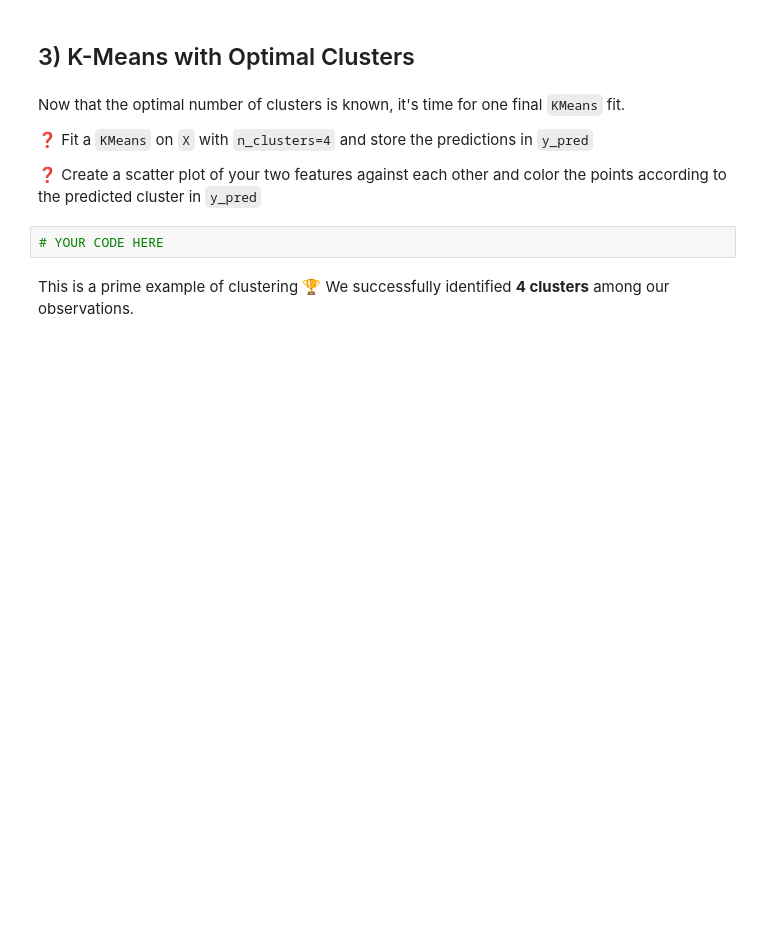
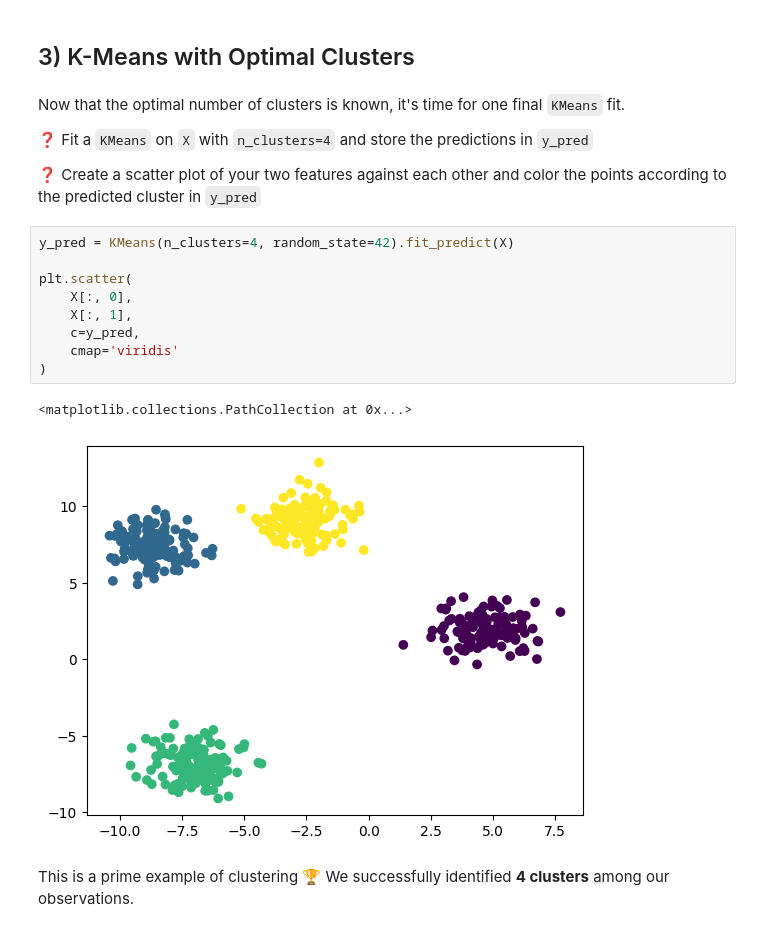
Before and after one commit to itsyeren/data-image-compressor, a Jupyter notebook: warmup_k_means.ipynb, the cells around one changed output. Drawn from its saved outputs; the diff is of its cells as text; blank space fills up the shorter version.

```diff
--- a/warmup_k_means.ipynb
+++ b/warmup_k_means.ipynb
@@ -175,8 +180,18 @@ Now that the optimal number of clusters is known, it's time for one final `KMean
 ❓ Fit a `KMeans` on `X` with `n_clusters=4` and store the predictions in `y_pred`
 
 ❓ Create a scatter plot of your two features against each other and color the points according to the predicted cluster in `y_pred`
-# %%
-# YOUR CODE HERE
+# %%
+y_pred = KMeans(n_clusters=4, random_state=42).fit_predict(X)
+
+plt.scatter(
+    X[:, 0],
+    X[:, 1],
+    c=y_pred,
+    cmap='viridis'
+)
+# %% [output]
+<matplotlib.collections.PathCollection at 0x...>
+[figure, added]
 # %% [markdown]
 This is a prime example of clustering 🏆
 We successfully identified **4 clusters** among our observations.
```
Also changed, not shown: parts of 4 cells of this notebook.
